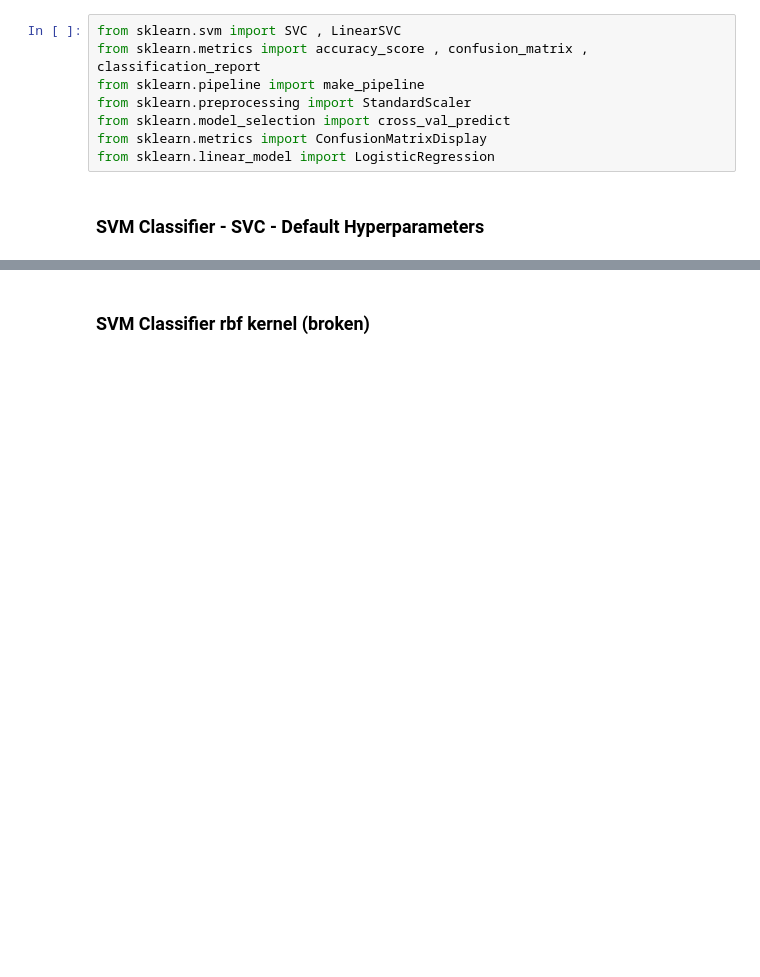
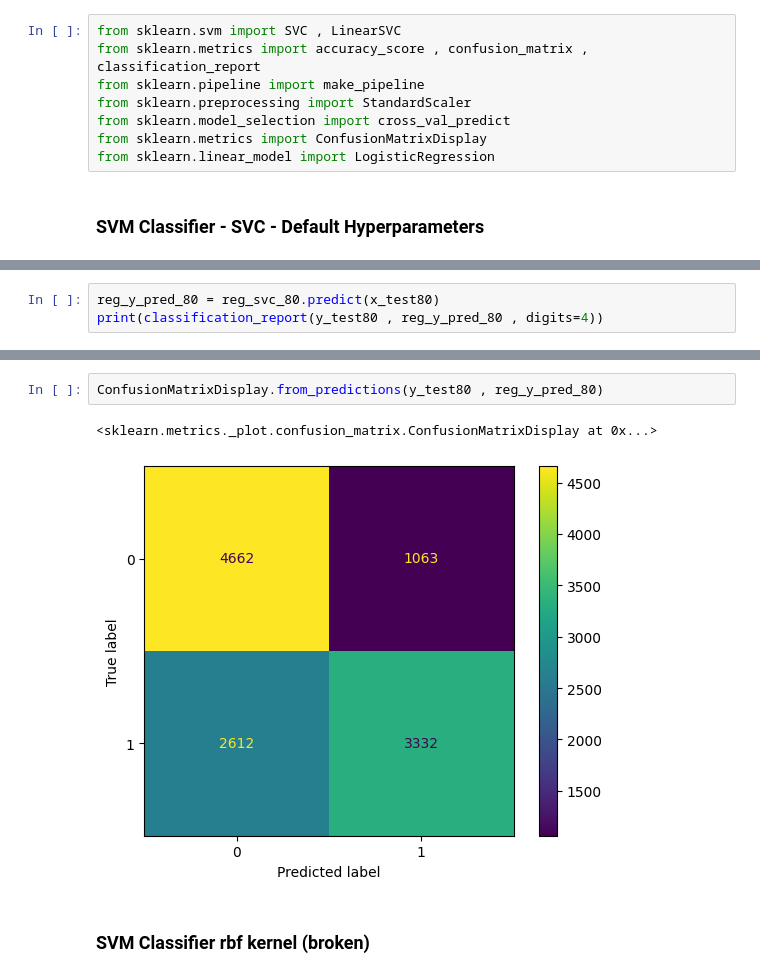
Before and after one commit to t-tony03/EECS3401Final, a Jupyter notebook: final rev2.ipynb, the cells around one changed output, grey strips where cells are left out. Drawn from its saved outputs; the diff is of its cells as text; blank space fills up the shorter version.

```diff
--- a/final rev2.ipynb
+++ b/final rev2.ipynb
@@ -330,0 +372,3 @@ plt.show()
+# %%
+reg_y_pred_80 = reg_svc_80.predict(x_test80)
+print(classification_report(y_test80 , reg_y_pred_80 , digits=4))
@@ -331,3 +384,8 @@ plt.show()
+# %%
+ConfusionMatrixDisplay.from_predictions(y_test80 , reg_y_pred_80)
+# %% [output]
+<sklearn.metrics._plot.confusion_matrix.ConfusionMatrixDisplay at 0x...>
+[figure, added]
 # %% [markdown]
 ### SVM Classifier rbf kernel (broken)
 # %% [markdown]
```
Also changed, not shown: parts of 46 cells of this notebook.
